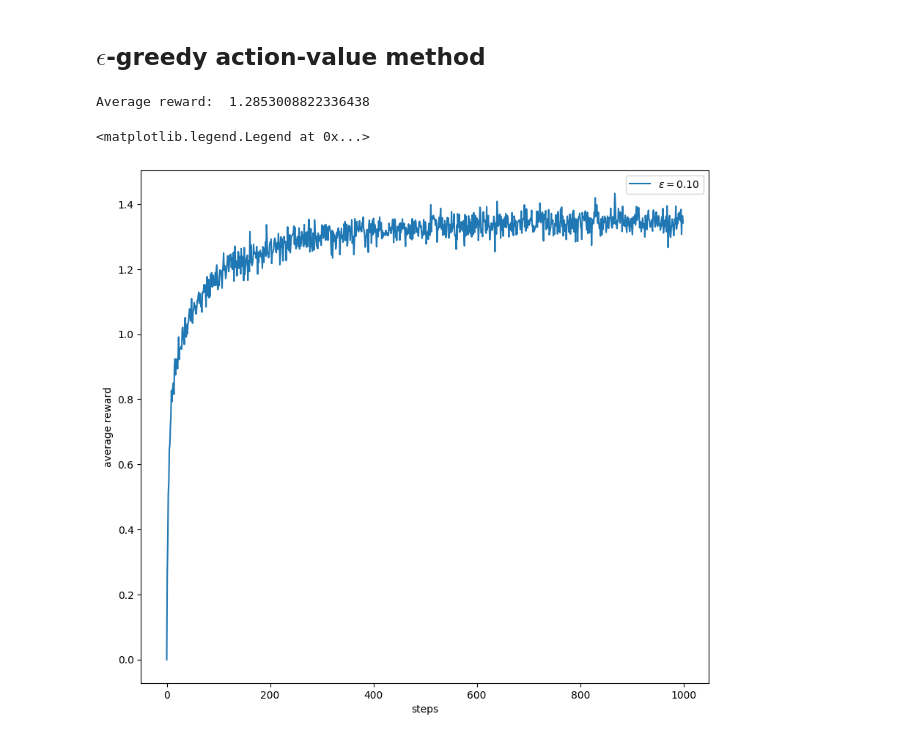
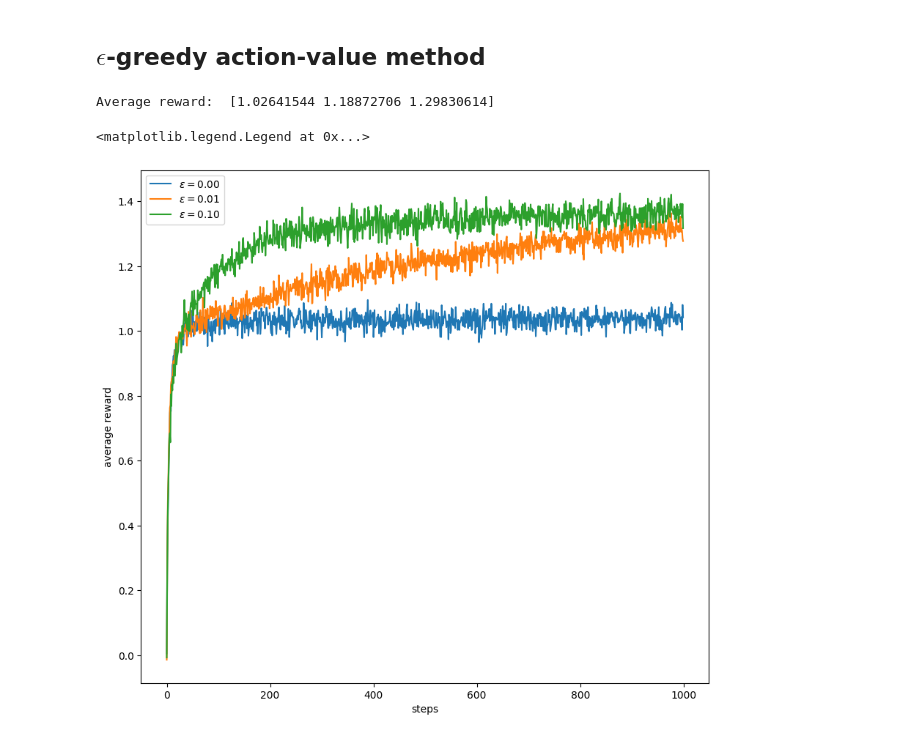
Before and after one commit to alex-ortan/RL_sutton_barto, a Jupyter notebook: ch2/k-armed_bandit_simulation.ipynb, the cells around one changed output. Cells and saved outputs as stored; diff of their text form; code cells hidden in the pictures.

Commit message:
run epsilon-greedy simulation for different values of epsilon

```diff
--- a/ch2/k-armed_bandit_simulation.ipynb
+++ b/ch2/k-armed_bandit_simulation.ipynb
@@ -96,25 +96,28 @@ def simulate(k, T, epsilon, R):
 
     return average_rewards
 # %%
-# Input to bandit epsilon-greedy algorithm
+# Run 2000 runs for three different vaues of epsilon
+
 k = 10                         # number of arms in the bandit
 T = 1000                       # number of timesteps played
-epsilon = 0.1
+epsilons = [0.0, 0.01, 0.1]
 R = 2000                       # number of runs to play in the simulation
 
-average_rewards = simulate(k, T, epsilon, R)
+average_rewards = [simulate(k, T, epsilon, R) for epsilon in epsilons]
+average_rewards = np.array(average_rewards)
 
-print("Average reward: ", np.mean(average_rewards))
+print("Average reward: ", np.mean(average_rewards, axis=1))
 # %% [output]
-Average reward:  1.2853008822336438
+Average reward:  [1.02641544 1.18872706 1.29830614]
 # %%
 plt.figure(figsize=(10, 20))
 
 plt.subplot(2, 1, 1)
-plt.plot(average_rewards, label='$\\epsilon = %.02f$' % (epsilon))
+for i, epsilon in enumerate(epsilons):
+    plt.plot(average_rewards[i], label='$\\epsilon = %.02f$' % (epsilon))
 plt.xlabel('steps')
 plt.ylabel('average reward')
 plt.legend()
 # %% [output]
 <matplotlib.legend.Legend at 0x...>
-[figure, old version]
+[figure, new version]
```
